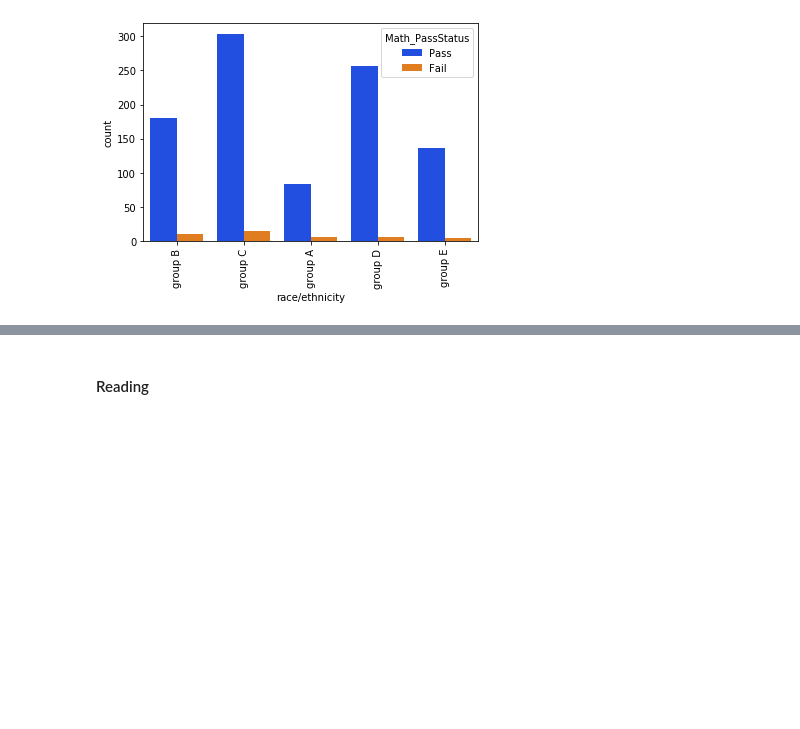
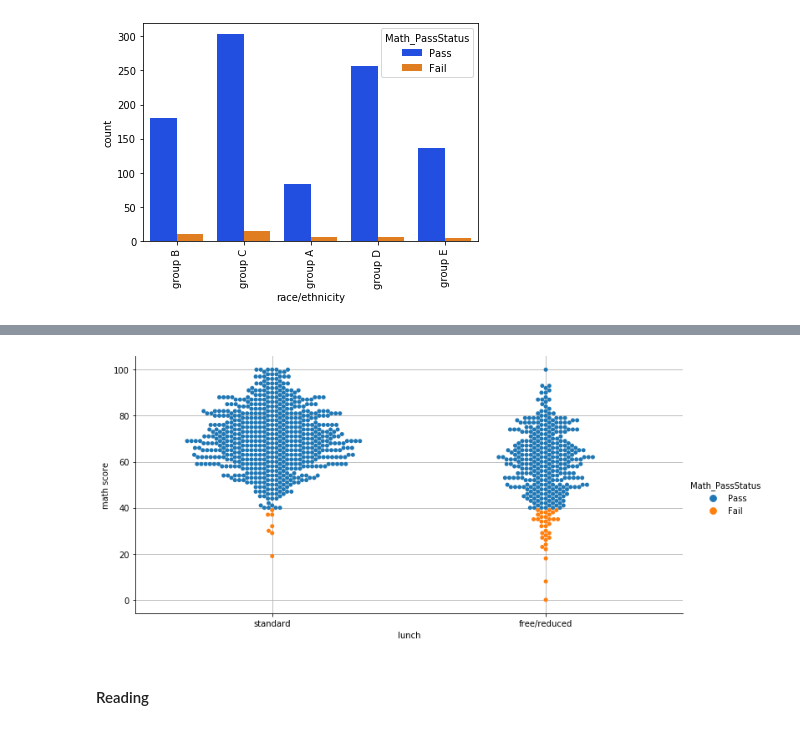
Before and after one commit to Lvhau1529/Data-Mining, a Jupyter notebook: dataMining.ipynb, the cells around one changed output, grey strips where cells are left out. Cells and saved outputs as stored; diff of their text form; code cells hidden in the pictures; blank space fills up the shorter version.

```diff
--- a/dataMining.ipynb
+++ b/dataMining.ipynb
@@ -166,3 +166,9 @@ plt.grid()
+# %%
+# Ảnh hưởng của bữa trưa đến kết quả
+sns.catplot(x="lunch", y="math score", data=df, height=5, aspect=2, kind='swarm', hue='Math_PassStatus');
+plt.grid()
+# %% [output]
+[figure, added]
 # %% [markdown]
 #### Reading
 # %%
```
Also changed, not shown: parts of 5 cells of this notebook.
